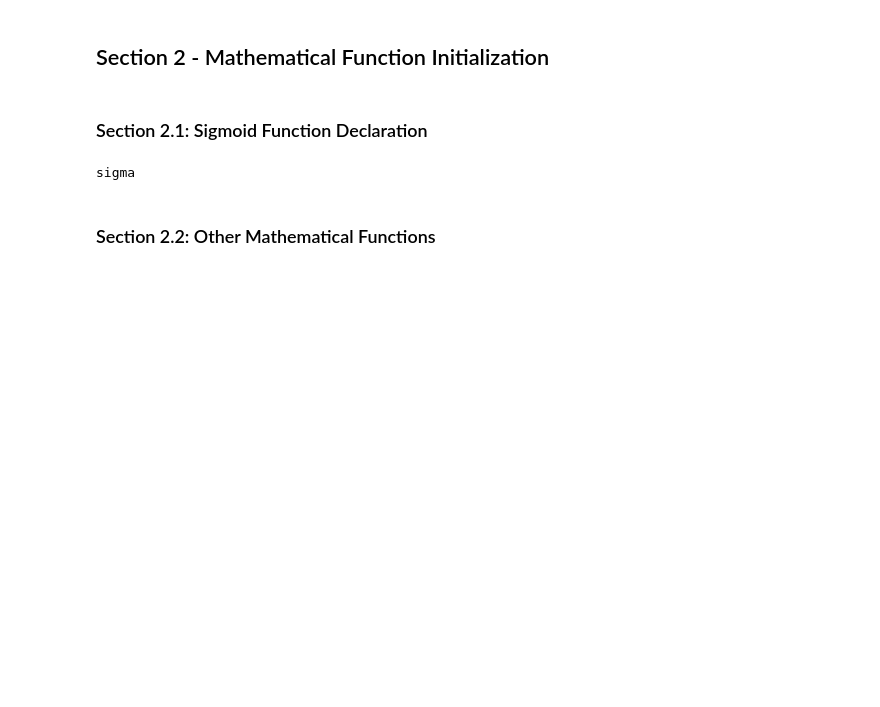
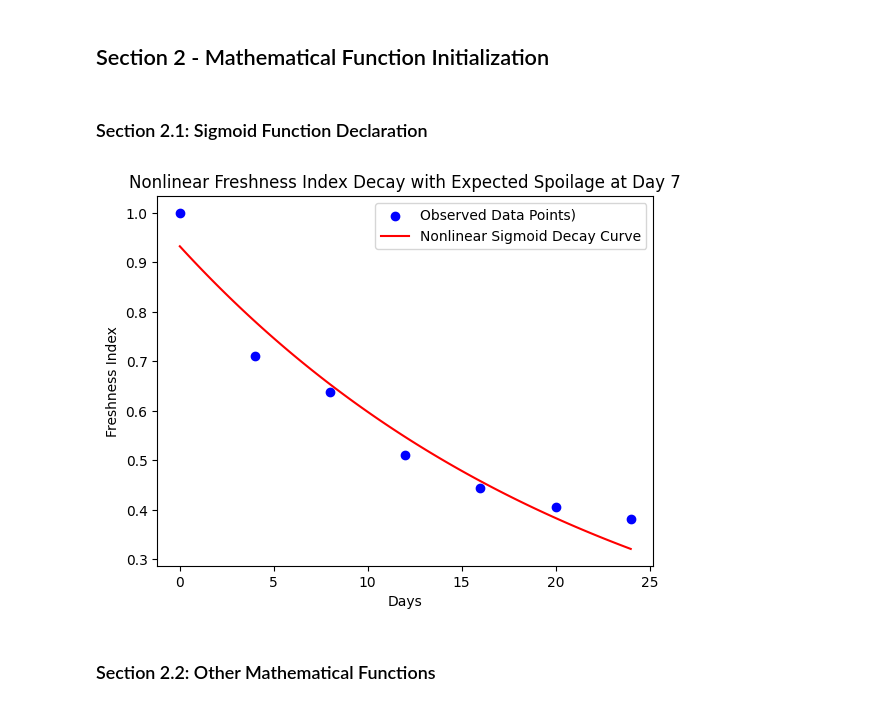
Before and after one commit to JustaShadow2/AI-Chef, a Jupyter notebook: AI-Chef.ipynb, the cells around one changed output. Saved outputs shown, nothing was run; the diff lists cells and outputs as text; code cells hidden in the pictures; blank space fills up the shorter version.

```diff
--- a/AI-Chef.ipynb
+++ b/AI-Chef.ipynb
@@ -151,10 +153,41 @@ Time = 6
 ## Section 2 - Mathematical Function Initialization
 # %% [markdown]
 ### Section 2.1: Sigmoid Function Declaration
-# %%
-print('sigma')
-# %% [output]
-sigma
+# %%
+# Define the sigmoid decay model function
+def freshness_sigmoid_model(t, L, k, t_0):
+    return L / (1 + np.exp(-k * (t - t_0)))
+
+days = days*4 # why the hell do i have to multiply by 4 to get no overflow?
+#no seriously man wtf
+
+# Provide initial parameter guesses and increase maxfev
+initial_guesses = [1, 1, 12]  # Starting guesses for L, k, and t_0, L controls the maximum freshness value, k controls the steepness of the curve, and t_0 controls the midpoint of the curve.
+params, covariance = curve_fit(
+    freshness_sigmoid_model,
+    days,
+    freshness_values,
+    p0=initial_guesses,
+    maxfev=5000
+)
+
+# Extract fitted parameters
+L, k, t_0 = params
+
+# Predict freshness values for all days up to Day 5
+days_extended = np.linspace(0, 24, 100)  # Use a smoother range for better curve
+predicted_freshness = freshness_sigmoid_model(days_extended, L, k, t_0)
+
+# Plot the observed data and the fitted sigmoid curve
+plt.scatter(days, freshness_values, color='blue', label='Observed Data Points)')
+plt.plot(days_extended, predicted_freshness, color='red', label='Nonlinear Sigmoid Decay Curve')
+plt.xlabel('Days')
+plt.ylabel('Freshness Index')
+plt.title('Nonlinear Freshness Index Decay with Expected Spoilage at Day 7')
+plt.legend()
+plt.show()
+# %% [output]
+[figure, added]
 # %% [markdown]
 ### Section 2.2: Other Mathematical Functions
 # %%
```
Also changed, not shown: parts of 9 cells of this notebook.
